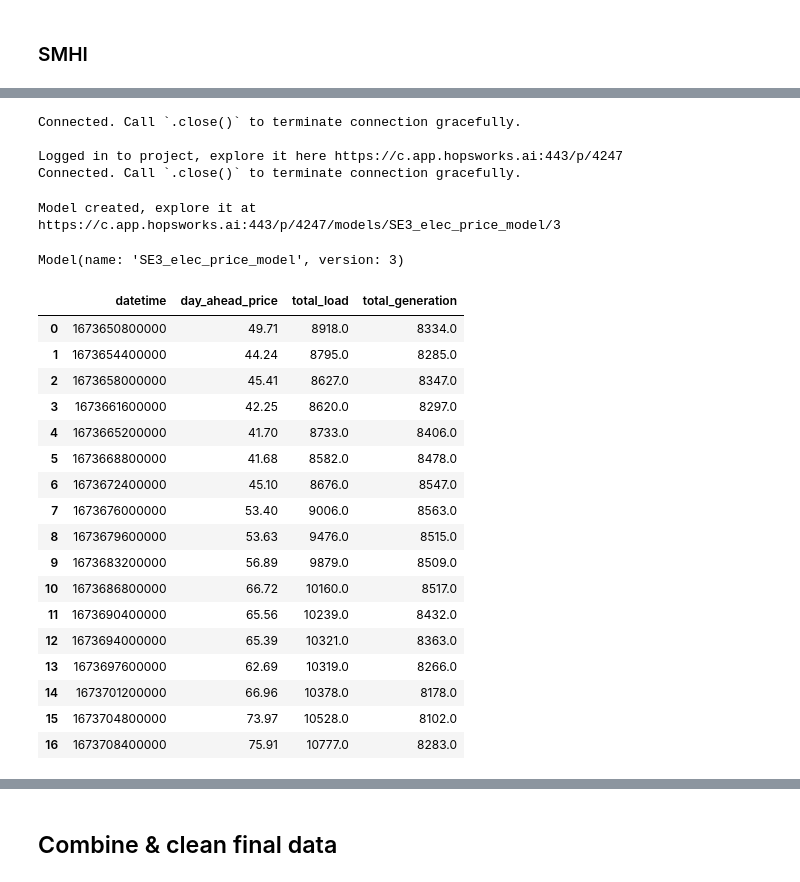
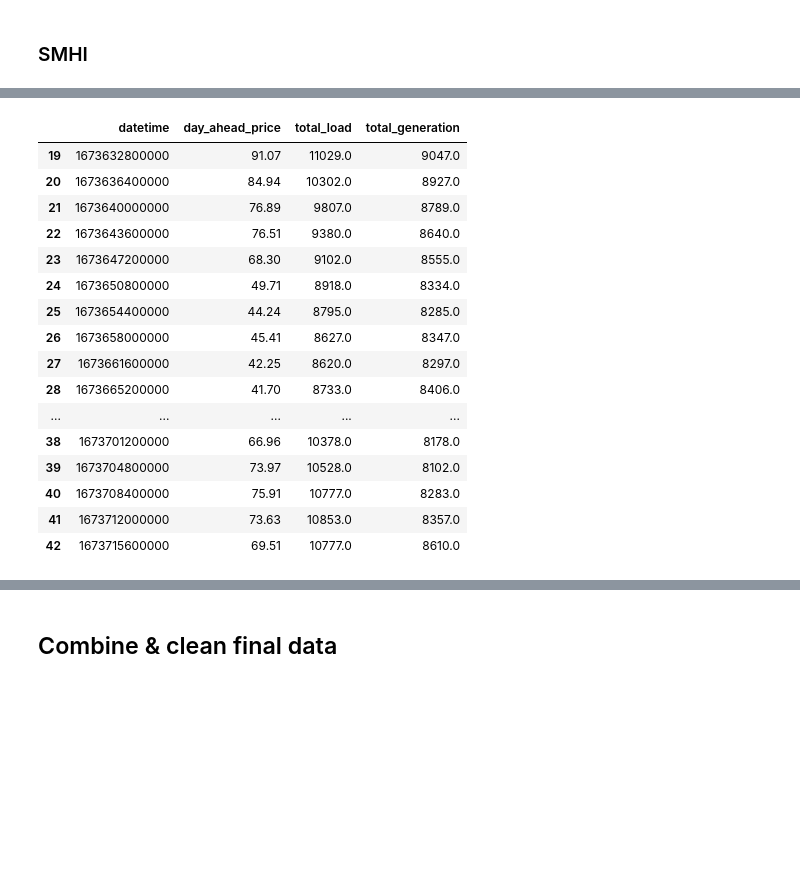
Before and after one commit to AbyelT/ID2223-Scalable-ML-and-DL, a Jupyter notebook: Project/feature-pipeline-daily.ipynb, the cells around one changed output, grey strips where cells are left out. Drawn from its saved outputs; the diff is of its cells as text; code cells hidden in the pictures; blank space fills up the shorter version.

```diff
--- a/Project/feature-pipeline-daily.ipynb
+++ b/Project/feature-pipeline-daily.ipynb
@@ -161,29 +145,16 @@ model_schema.to_dict()
-# %%
-project = hopsworks.login()
-mr = project.get_model_registry()
-# %% [output]
-Connected. Call `.close()` to terminate connection gracefully.
-
-Logged in to project, explore it here https://c.app.hopsworks.ai:443/p/4247
-Connected. Call `.close()` to terminate connection gracefully.
-# %%
-model = mr.sklearn.create_model(
-    name="SE3_elec_price_model",
-    description="SE3 electricity price prediction",
-    model_schema=model_schema,
-    version=3
-)
-
-model.save('model/lstm_model_24_units.pickle')
-# %% [output]
-Model created, explore it at https://c.app.hopsworks.ai:443/p/4247/models/SE3_elec_price_model/3
-Model(name: 'SE3_elec_price_model', version: 3)
 # %%
 def get_current_date():
-    today = datetime.today().date().strftime('%Y%m%d')
-    tomorrow = (datetime.strptime(today, '%Y%m%d') + timedelta(days=1)).strftime('%Y%m%d')
+    yesterday = datetime.today() - timedelta(days=1)
+    yesterday = yesterday.date().strftime('%Y%m%d')
+    tomorrow = (datetime.strptime(yesterday, '%Y%m%d') + timedelta(days=2)).strftime('%Y%m%d')
 
-    return today, tomorrow
+#     date_from = datetime.now() - timedelta(days=1)
+# date_from = date_from.date().strftime('%Y%m%d')
+
+# 1 day ahead
+    #date_to = (datetime.strptime(date_from, '%Y%m%d') + timedelta(days=1)).strftime('%Y%m%d')
+
+    return yesterday, tomorrow
 
 def get_entsoe_data(date_from, date_to):
     # Client
@@ -216,24 +187,26 @@ def get_entsoe_data(date_from, date_to):
     return df_entsoe_clean
 
 date_from, date_to = get_current_date()
-get_entsoe_data(date_from, date_to)
+test = get_entsoe_data(date_from, date_to)
+df_entsoe_clean = test.tail(24)
-# %% [output]
-|  | datetime | day_ahead_price | total_load | total_generation |
-| 0 | 1673650800000 | 49.71 | 8918.0 | 8334.0 |
-| 1 | 1673654400000 | 44.24 | 8795.0 | 8285.0 |
-| 2 | 1673658000000 | 45.41 | 8627.0 | 8347.0 |
-| 3 | 1673661600000 | 42.25 | 8620.0 | 8297.0 |
-| 4 | 1673665200000 | 41.70 | 8733.0 | 8406.0 |
-| 5 | 1673668800000 | 41.68 | 8582.0 | 8478.0 |
-| 6 | 1673672400000 | 45.10 | 8676.0 | 8547.0 |
-| 7 | 1673676000000 | 53.40 | 9006.0 | 8563.0 |
-| 8 | 1673679600000 | 53.63 | 9476.0 | 8515.0 |
-| 9 | 1673683200000 | 56.89 | 9879.0 | 8509.0 |
-| 10 | 1673686800000 | 66.72 | 10160.0 | 8517.0 |
-| 11 | 1673690400000 | 65.56 | 10239.0 | 8432.0 |
-| 12 | 1673694000000 | 65.39 | 10321.0 | 8363.0 |
-| 13 | 1673697600000 | 62.69 | 10319.0 | 8266.0 |
-| 14 | 1673701200000 | 66.96 | 10378.0 | 8178.0 |
-| 15 | 1673704800000 | 73.97 | 10528.0 | 8102.0 |
-| 16 | 1673708400000 | 75.91 | 10777.0 | 8283.0 |
+# %%
+df_entsoe_clean
+# %% [output]
+|  | datetime | day_ahead_price | total_load | total_generation |
+| 19 | 1673632800000 | 91.07 | 11029.0 | 9047.0 |
+| 20 | 1673636400000 | 84.94 | 10302.0 | 8927.0 |
+| 21 | 1673640000000 | 76.89 | 9807.0 | 8789.0 |
+| 22 | 1673643600000 | 76.51 | 9380.0 | 8640.0 |
+| 23 | 1673647200000 | 68.30 | 9102.0 | 8555.0 |
+| 24 | 1673650800000 | 49.71 | 8918.0 | 8334.0 |
+| 25 | 1673654400000 | 44.24 | 8795.0 | 8285.0 |
+| 26 | 1673658000000 | 45.41 | 8627.0 | 8347.0 |
+| 27 | 1673661600000 | 42.25 | 8620.0 | 8297.0 |
+| 28 | 1673665200000 | 41.70 | 8733.0 | 8406.0 |
+| ... | ... | ... | ... | ... |
+| 38 | 1673701200000 | 66.96 | 10378.0 | 8178.0 |
+| 39 | 1673704800000 | 73.97 | 10528.0 | 8102.0 |
+| 40 | 1673708400000 | 75.91 | 10777.0 | 8283.0 |
+| 41 | 1673712000000 | 73.63 | 10853.0 | 8357.0 |
+| 42 | 1673715600000 | 69.51 | 10777.0 | 8610.0 |
 # %%
```
Also changed, not shown: parts of 4 cells of this notebook, 1 other file.
